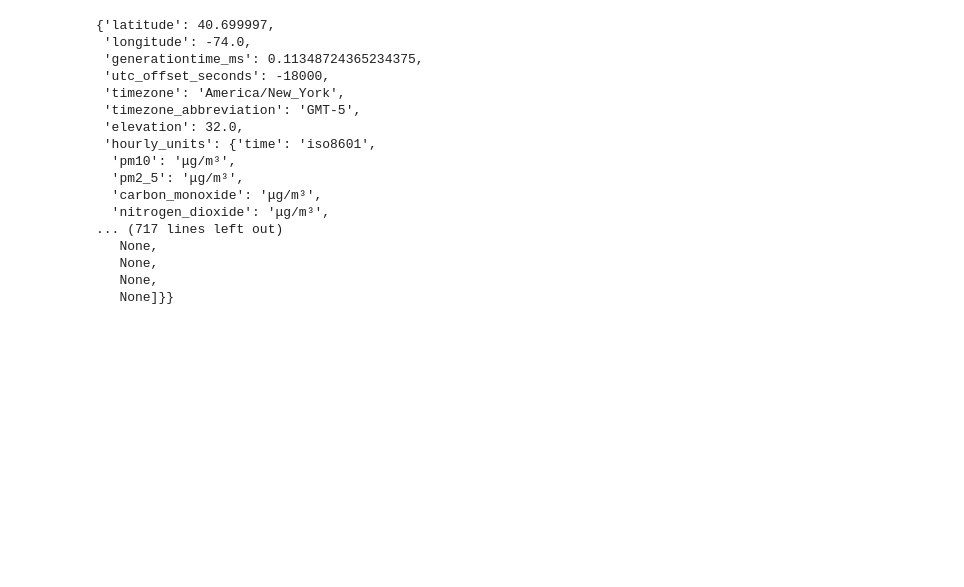
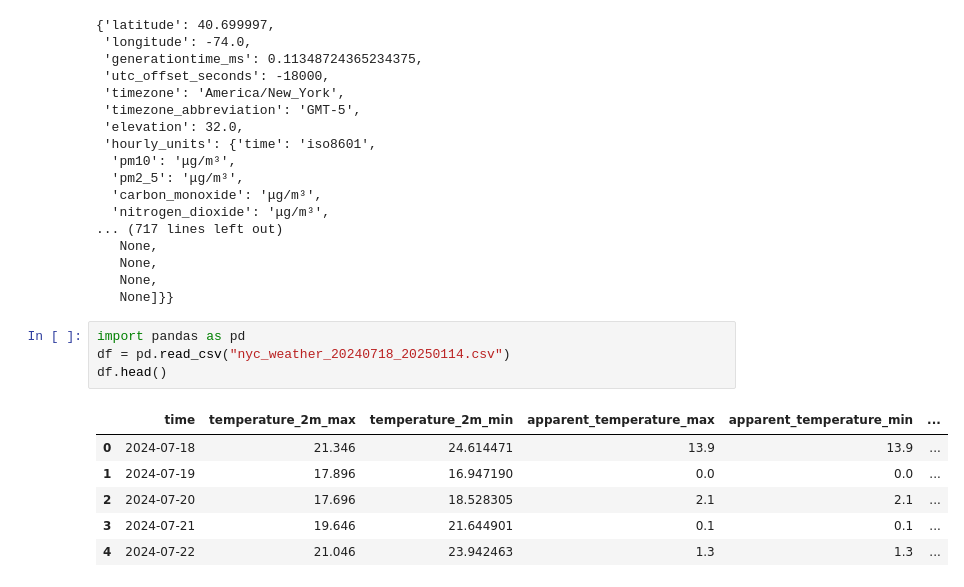
Before and after one commit to rahult18/atmo-flow, a Jupyter notebook: playground.ipynb, the cells around one changed output. Drawn from its saved outputs; the diff is of its cells as text; blank space fills up the shorter version.

```diff
--- a/playground.ipynb
+++ b/playground.ipynb
@@ -71,3 +71,14 @@ aq
    None,
    None,
    None]}}
+# %%
+import pandas as pd
+df = pd.read_csv("nyc_weather_20240718_20250114.csv")
+df.head()
+# %% [output]
+|  | time | temperature_2m_max | temperature_2m_min | apparent_temperature_max | apparent_temperature_min | ... |
+| 0 | 2024-07-18 | 21.346 | 24.614471 | 13.9 | 13.9 | ... |
+| 1 | 2024-07-19 | 17.896 | 16.947190 | 0.0 | 0.0 | ... |
+| 2 | 2024-07-20 | 17.696 | 18.528305 | 2.1 | 2.1 | ... |
+| 3 | 2024-07-21 | 19.646 | 21.644901 | 0.1 | 0.1 | ... |
+| 4 | 2024-07-22 | 21.046 | 23.942463 | 1.3 | 1.3 | ... |
```
Also changed, not shown: 15 other files.
